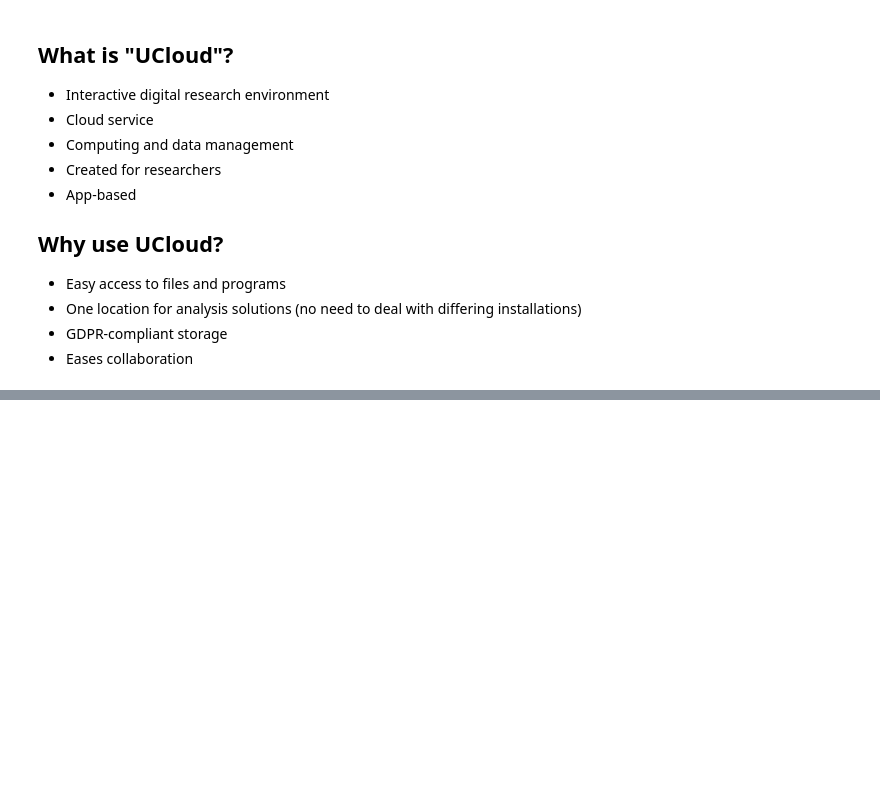
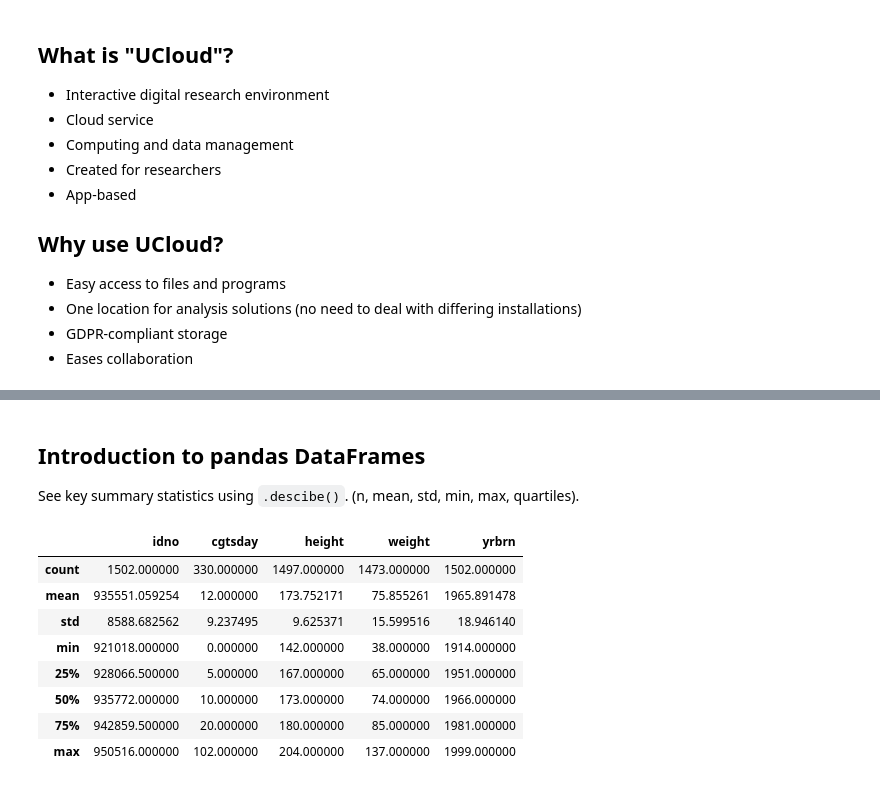
Before and after one commit to CALDISS-AAU/compup, a Jupyter notebook: notebooks/compup_intro-to-python.ipynb, the cells around one changed output, grey strips where cells are left out. Drawn from its saved outputs; the diff is of its cells as text; code cells hidden in the pictures; blank space fills up the shorter version.

```diff
--- a/notebooks/compup_intro-to-python.ipynb
+++ b/notebooks/compup_intro-to-python.ipynb
@@ -125,0 +766,16 @@ Jupyter Notebook works in a cell-structure. Each notebook is comprised of cells.
+# %% [markdown]
+## Introduction to pandas DataFrames
+
+See key summary statistics using `.descibe()`. (n, mean, std, min, max, quartiles).
+# %%
+ess.describe()
+# %% [output]
+|  | idno | cgtsday | height | weight | yrbrn |
+| count | 1502.000000 | 330.000000 | 1497.000000 | 1473.000000 | 1502.000000 |
+| mean | 935551.059254 | 12.000000 | 173.752171 | 75.855261 | 1965.891478 |
+| std | 8588.682562 | 9.237495 | 9.625371 | 15.599516 | 18.946140 |
+| min | 921018.000000 | 0.000000 | 142.000000 | 38.000000 | 1914.000000 |
+| 25% | 928066.500000 | 5.000000 | 167.000000 | 65.000000 | 1951.000000 |
+| 50% | 935772.000000 | 10.000000 | 173.000000 | 74.000000 | 1966.000000 |
+| 75% | 942859.500000 | 20.000000 | 180.000000 | 85.000000 | 1981.000000 |
+| max | 950516.000000 | 102.000000 | 204.000000 | 137.000000 | 1999.000000 |
```
Also changed, not shown: parts of 137 cells of this notebook, 2 other files.
